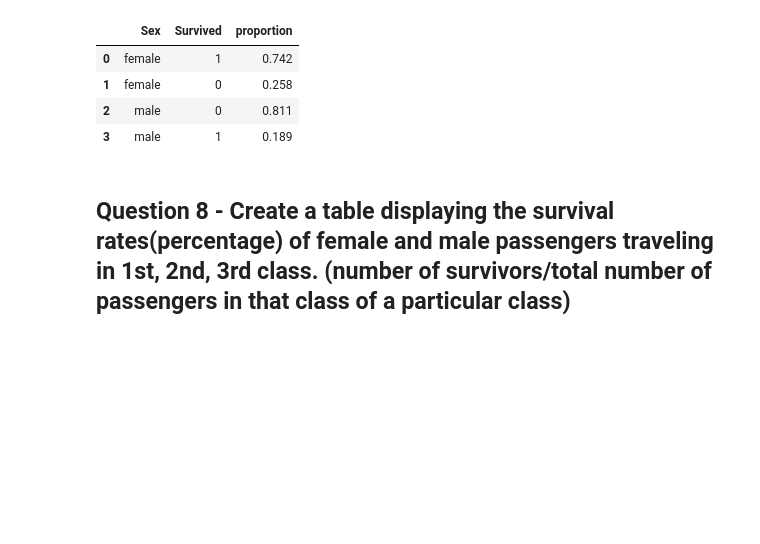
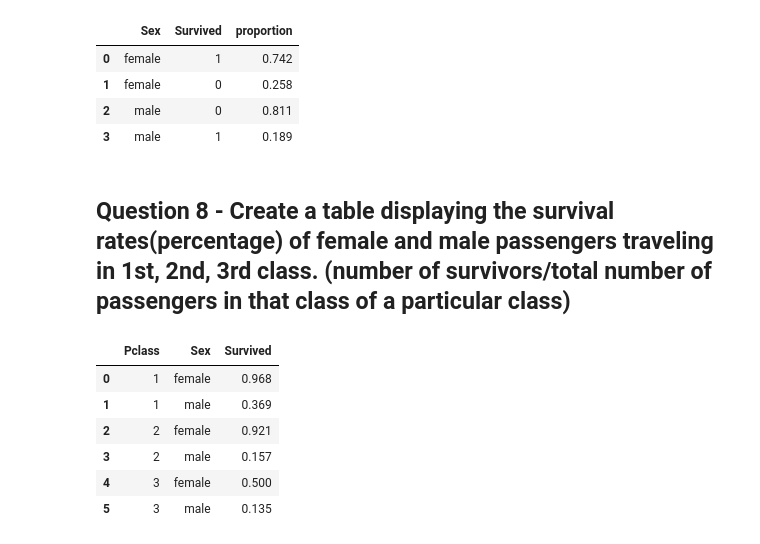
Before and after one commit to Austin-High-AP-CS-Principles/titanic-fwilson12, a Jupyter notebook: Titanic.ipynb, the cells around one changed output. Saved outputs shown, nothing was run; the diff lists cells and outputs as text; code cells hidden in the pictures; blank space fills up the shorter version.

```diff
--- a/Titanic.ipynb
+++ b/Titanic.ipynb
@@ -205,3 +205,13 @@ data.groupby(["Sex"], as_index=False)["Survived"].value_counts(normalize=True)
 | 3 | male | 1 | 0.189 |
 # %% [markdown]
 ## Question 8 - Create a table displaying the survival rates(percentage) of female and male passengers traveling in 1st, 2nd, 3rd class. (number of survivors/total number of passengers in that class of a particular class)
+# %%
+data.groupby(["Pclass","Sex"], as_index=False)["Survived"].mean()
+# %% [output]
+|  | Pclass | Sex | Survived |
+| 0 | 1 | female | 0.968 |
+| 1 | 1 | male | 0.369 |
+| 2 | 2 | female | 0.921 |
+| 3 | 2 | male | 0.157 |
+| 4 | 3 | female | 0.500 |
+| 5 | 3 | male | 0.135 |
```
